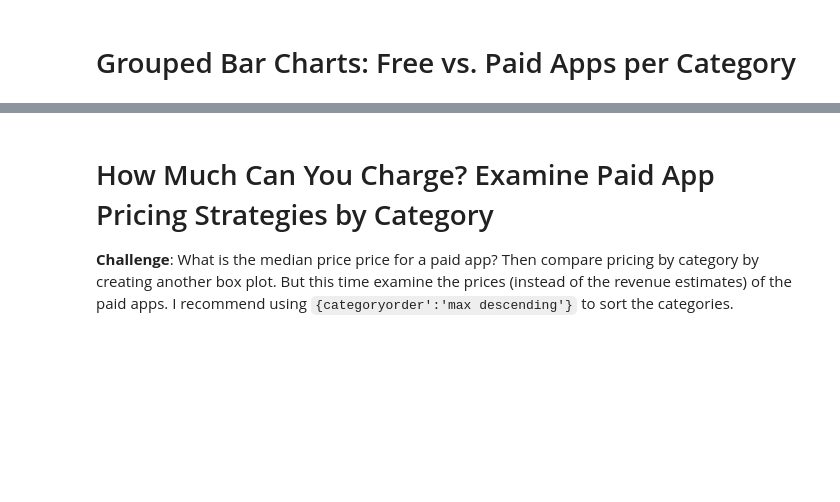
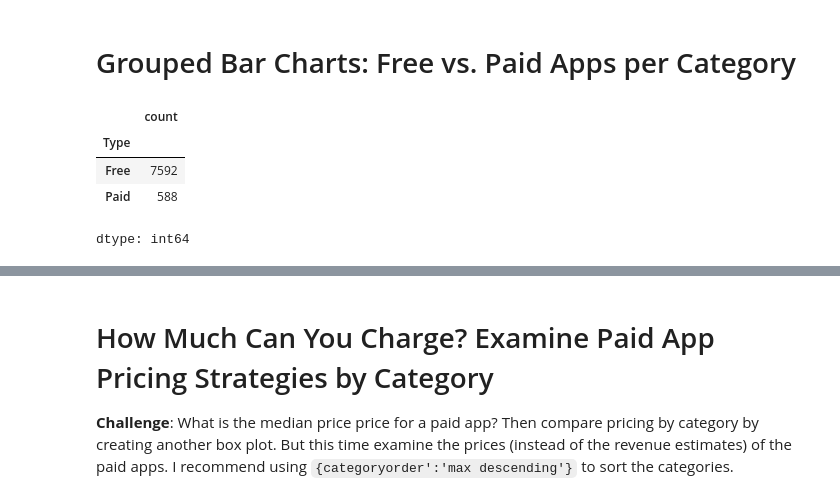
Before and after one commit to shadow19941019/100_day_of_code, a Jupyter notebook: Google_Play_Store_App_Analytics_(start).ipynb, the cells around one changed output, grey strips where cells are left out. Drawn from its saved outputs; the diff is of its cells as text; code cells hidden in the pictures; blank space fills up the shorter version.

```diff
--- a/Google_Play_Store_App_Analytics_(start).ipynb
+++ b/Google_Play_Store_App_Analytics_(start).ipynb
@@ -435,5 +454,13 @@ Try experimenting with the built in colour scales in Plotly. You can find a full
 # %% [markdown]
 # Grouped Bar Charts: Free vs. Paid Apps per Category
+# %%
+df_apps_final.Type.value_counts()
+# %% [output]
+|  | count |
+| Type |  |
+| Free | 7592 |
+| Paid | 588 |
+dtype: int64
 # %% [markdown]
 **Challenge**: Use the plotly express bar [chart examples](https://plotly.com/python/bar-charts/#bar-chart-with-sorted-or-ordered-categories) and the [.bar() API reference](https://plotly.com/python-api-reference/generated/plotly.express.bar.html#plotly.express.bar) to create this bar chart:
 
```
Also changed, not shown: parts of 12 cells of this notebook.
